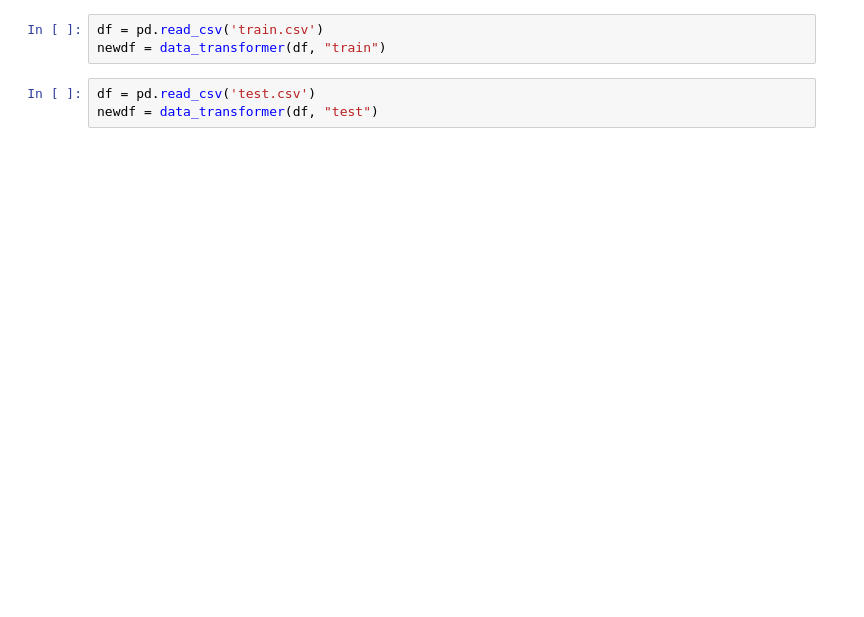
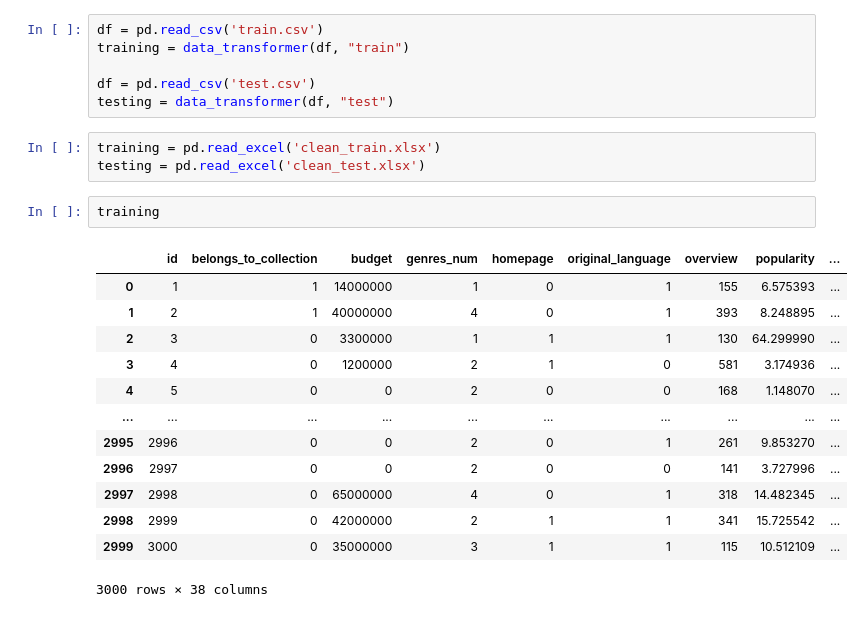
Before and after one commit to annagrimlund/BigData, a Jupyter notebook: kaggleCompetition.ipynb, the cells around one changed output. Cells and saved outputs as stored; diff of their text form; blank space fills up the shorter version.

```diff
--- a/kaggleCompetition.ipynb
+++ b/kaggleCompetition.ipynb
@@ -41,7 +47,26 @@ def data_transformer(df, file):
     return df
 # %%
 df = pd.read_csv('train.csv')
-newdf = data_transformer(df, "train")
+training = data_transformer(df, "train")
+
+df = pd.read_csv('test.csv')
+testing = data_transformer(df, "test")
-# %%
-df = pd.read_csv('test.csv')
-newdf = data_transformer(df, "test")
+# %%
+training = pd.read_excel('clean_train.xlsx')
+testing = pd.read_excel('clean_test.xlsx')
+# %%
+training
+# %% [output]
+|  | id | belongs_to_collection | budget | genres_num | homepage | original_language | overview | popularity | ... |
+| 0 | 1 | 1 | 14000000 | 1 | 0 | 1 | 155 | 6.575393 | ... |
+| 1 | 2 | 1 | 40000000 | 4 | 0 | 1 | 393 | 8.248895 | ... |
+| 2 | 3 | 0 | 3300000 | 1 | 1 | 1 | 130 | 64.299990 | ... |
+| 3 | 4 | 0 | 1200000 | 2 | 1 | 0 | 581 | 3.174936 | ... |
+| 4 | 5 | 0 | 0 | 2 | 0 | 0 | 168 | 1.148070 | ... |
+| ... | ... | ... | ... | ... | ... | ... | ... | ... | ... |
+| 2995 | 2996 | 0 | 0 | 2 | 0 | 1 | 261 | 9.853270 | ... |
+| 2996 | 2997 | 0 | 0 | 2 | 0 | 0 | 141 | 3.727996 | ... |
+| 2997 | 2998 | 0 | 65000000 | 4 | 0 | 1 | 318 | 14.482345 | ... |
+| 2998 | 2999 | 0 | 42000000 | 2 | 1 | 1 | 341 | 15.725542 | ... |
+| 2999 | 3000 | 0 | 35000000 | 3 | 1 | 1 | 115 | 10.512109 | ... |
+3000 rows × 38 columns
```
Also changed, not shown: parts of 8 cells of this notebook, 4 other files.
